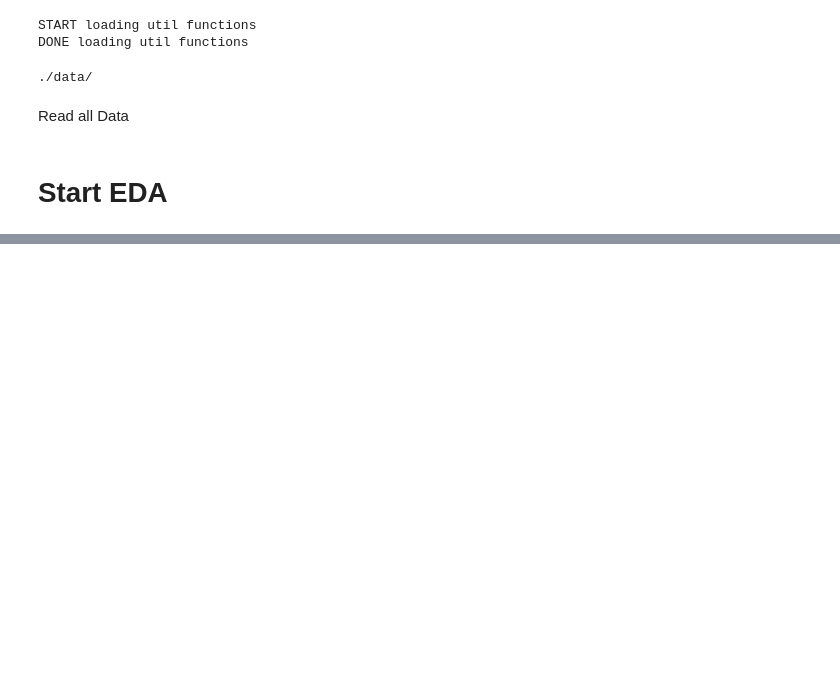
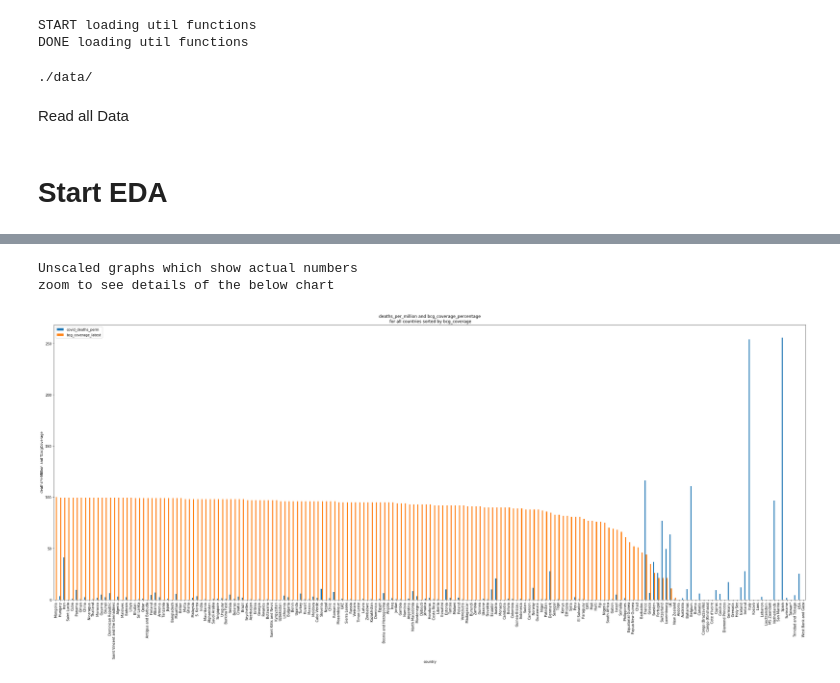
Before and after one commit to priyanka7255/public_repo, a Jupyter notebook: covid/EDAAll.ipynb, the cells around one changed output, grey strips where cells are left out. Cells and saved outputs as stored; diff of their text form; code cells hidden in the pictures; blank space fills up the shorter version.

```diff
--- a/covid/EDAAll.ipynb
+++ b/covid/EDAAll.ipynb
@@ -229,0 +268,15 @@ plotCovid(df1,"For chosen countries sorted by covid_deaths",chartKind='bar')
+# %%
+print("Unscaled graphs which show actual numbers")
+print('zoom to see details of the below chart')
+
+#plot chart
+df1_1=covid_bcg.sort_values('bcg_coverage_latest',ascending=False)
+ax1=plotCovid(df1_1,"deaths_per_million and bcg_coverage_percentage\n for all countries sorted by bcg_coverage",
+              ylabel='deathsPerMillion and %bcgCoverage',
+          plot_stats=['covid_deaths_perm','bcg_coverage_latest'],
+             plotSize=(40, 15),
+             plottKind='bar')
+# %% [output]
+Unscaled graphs which show actual numbers
+zoom to see details of the below chart
+[figure, added]
```
Also changed, not shown: parts of 11 cells of this notebook.
